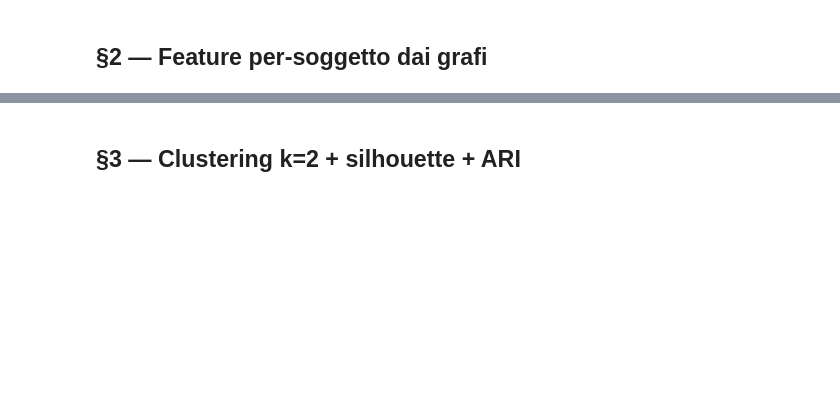
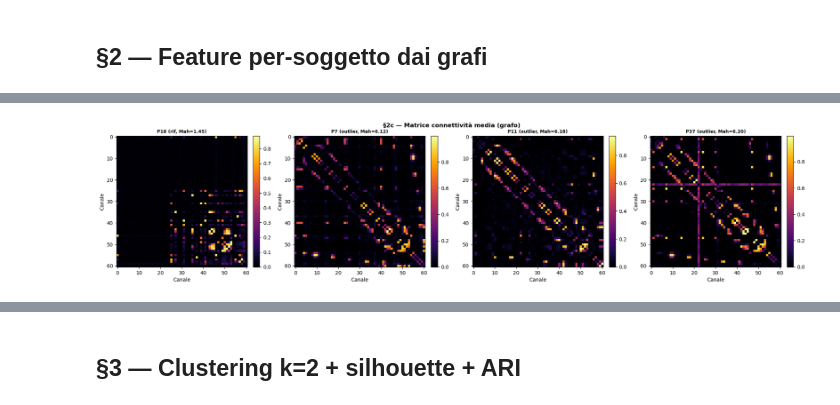
Before and after one commit to daniele22-u/miralis-hypergraph-imagined-speech, a Jupyter notebook: notebooks/validation_5words/V5W_05_phenotypes.ipynb, the cells around one changed output, grey strips where cells are left out. Saved outputs shown, nothing was run; the diff lists cells and outputs as text; code cells hidden in the pictures; blank space fills up the shorter version.

```diff
--- a/notebooks/validation_5words/V5W_05_phenotypes.ipynb
+++ b/notebooks/validation_5words/V5W_05_phenotypes.ipynb
@@ -80,0 +145,94 @@ else:
+# %%
+# §2c — Confronto segnale riferimento vs outlier
+# Soggetto riferimento = quello con Mahalanobis più bassa
+ref_idx = int(np.argmin(mah))
+ref_sid = SUBJ[ref_idx]
+
+# Outlier = quelli sopra la soglia p95 (già calcolata in §2b)
+out_idx = np.where(mah >= THR)[0]
+out_sids = [SUBJ[i] for i in out_idx]
+
+SUBJ_ROOT = project_root / 'data' / '5words_subjects'
+compare_sids = [ref_sid] + out_sids
+compare_labels = [f'P{ref_sid} (rif, Mah={mah[ref_idx]:.2f})'] + \
+                 [f'P{s} (outlier, Mah={mah[SUBJ.index(s)]:.2f})' for s in out_sids]
+
+# --- colori ---
+colors = ['#2ca02c'] + plt.cm.Reds(np.linspace(0.4, 0.85, len(out_sids))).tolist()
+
+# =====================  1) Matrici di connettività media  =====================
+fig, axes = plt.subplots(1, len(compare_sids), figsize=(5*len(compare_sids), 4.5))
+if len(compare_sids) == 1: axes = [axes]
+for ax, sid, lab in zip(axes, compare_sids, compare_labels):
+    idx_s = SUBJ.index(sid)
+    mat = vec_to_sym(FEAT_G[idx_s])                 # adj media del soggetto
+    im = ax.imshow(mat, cmap='inferno', aspect='equal')
+    ax.set_title(lab, fontsize=9, fontweight='bold')
+    ax.set_xlabel('Canale'); ax.set_ylabel('Canale')
+    plt.colorbar(im, ax=ax, fraction=0.046, pad=0.04)
+fig.suptitle('§2c — Matrice connettività media (grafo)', fontweight='bold', fontsize=12)
+plt.tight_layout(); plt.savefig(FIG_DIR / 'v5w05_outlier_adj.png', dpi=150, bbox_inches='tight'); plt.show()
+
+# =====================  2) Node-strength per canale  =====================
+fig, ax = plt.subplots(figsize=(14, 5))
+x = np.arange(N_CHAN)
+width = 0.8 / len(compare_sids)
+for k, (sid, lab, col) in enumerate(zip(compare_sids, compare_labels, colors)):
+    idx_s = SUBJ.index(sid)
+    ns = vec_to_sym(FEAT_G[idx_s]).sum(axis=1) / (N_CHAN - 1)
+    ax.bar(x + k*width, ns, width, label=lab, color=col, edgecolor='white', linewidth=0.3)
+ax.set_xticks(x + width*(len(compare_sids)-1)/2)
+ax.set_xticklabels(CHAN_NAMES, rotation=90, fontsize=6)
+ax.set_ylabel('Node strength medio')
+ax.set_title('§2c — Node strength per canale: riferimento vs outlier', fontweight='bold')
+ax.legend(fontsize=8, loc='upper right'); ax.grid(axis='y', alpha=0.3)
+plt.tight_layout(); plt.savefig(FIG_DIR / 'v5w05_outlier_ns.png', dpi=150, bbox_inches='tight'); plt.show()
+
+# =====================  3) GFP su un trial campione  =====================
+def load_trial_eeg(sid, trial_idx=0):
+    """Carica il primo CSV trovato per il soggetto (sessione 1)."""
+    sess_dirs = sorted(SUBJ_ROOT.glob(f'P{sid:03d}_S*'))
+    if not sess_dirs:
+        sess_dirs = sorted(SUBJ_ROOT.glob(f'P{sid}_S*'))
+    for sd in sess_dirs:
+        csvs = sorted(sd.glob('*.csv'))
+        if len(csvs) > trial_idx:
+            data = np.loadtxt(csvs[trial_idx], delimiter=',')
+            return data   # shape: (n_chan, n_samples)
+    return None
+
+fig, axes = plt.subplots(len(compare_sids), 1, figsize=(14, 3*len(compare_sids)), sharex=True)
+if len(compare_sids) == 1: axes = [axes]
+for ax, sid, lab, col in zip(axes, compare_sids, compare_labels, colors):
+    eeg = load_trial_eeg(sid)
+    if eeg is None:
+        ax.text(0.5, 0.5, f'EEG non trovato per P{sid}', transform=ax.transAxes, ha='center')
+        continue
+    # GFP = std across channels at each time point
+    gfp = eeg.std(axis=0)
+    t = np.arange(len(gfp)) / 256.0   # tempo in secondi (sfreq=256)
+    ax.plot(t, gfp, color=col, lw=1.2, label=lab)
+    ax.fill_between(t, 0, gfp, color=col, alpha=0.15)
+    ax.set_ylabel('GFP (µV)')
+    ax.legend(fontsize=8, loc='upper right')
+    ax.grid(True, alpha=0.3)
+axes[-1].set_xlabel('Tempo (s)')
+fig.suptitle('§2c — Global Field Power (trial campione): riferimento vs outlier',
+             fontweight='bold', fontsize=12)
+plt.tight_layout(); plt.savefig(FIG_DIR / 'v5w05_outlier_gfp.png', dpi=150, bbox_inches='tight'); plt.show()
+
+# =====================  Riepilogo  =====================
+print('='*60)
+print(f'  Riferimento: P{ref_sid}  (Mahalanobis = {mah[ref_idx]:.2f})')
+print(f'  Outlier ({len(out_sids)}):')
+for s in out_sids:
+    i = SUBJ.index(s)
+    print(f'    P{s}  Mahalanobis = {mah[i]:.2f}')
+print('-'*60)
+print('  Controllare:')
+print('  • Matrice adj anomala (valori molto alti/bassi)?')
+print('  • Node strength uniforme vs picchi singolari?')
+print('  • GFP con artefatti (spike, ampiezza >>)?')
+print('='*60)
+# %% [output]
+[figure, added]
```
Also changed, not shown: parts of 26 cells of this notebook, 18 other files.
